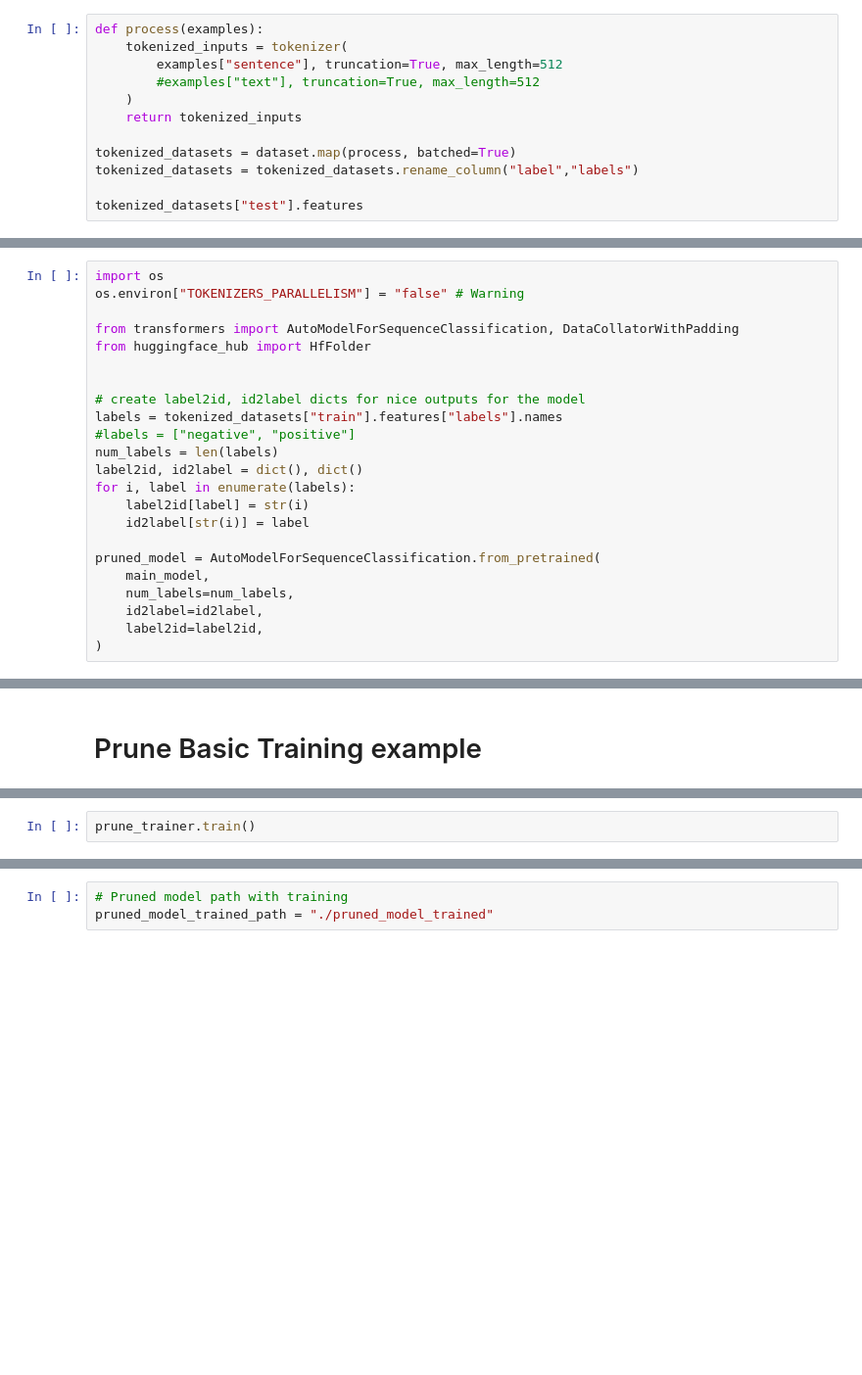
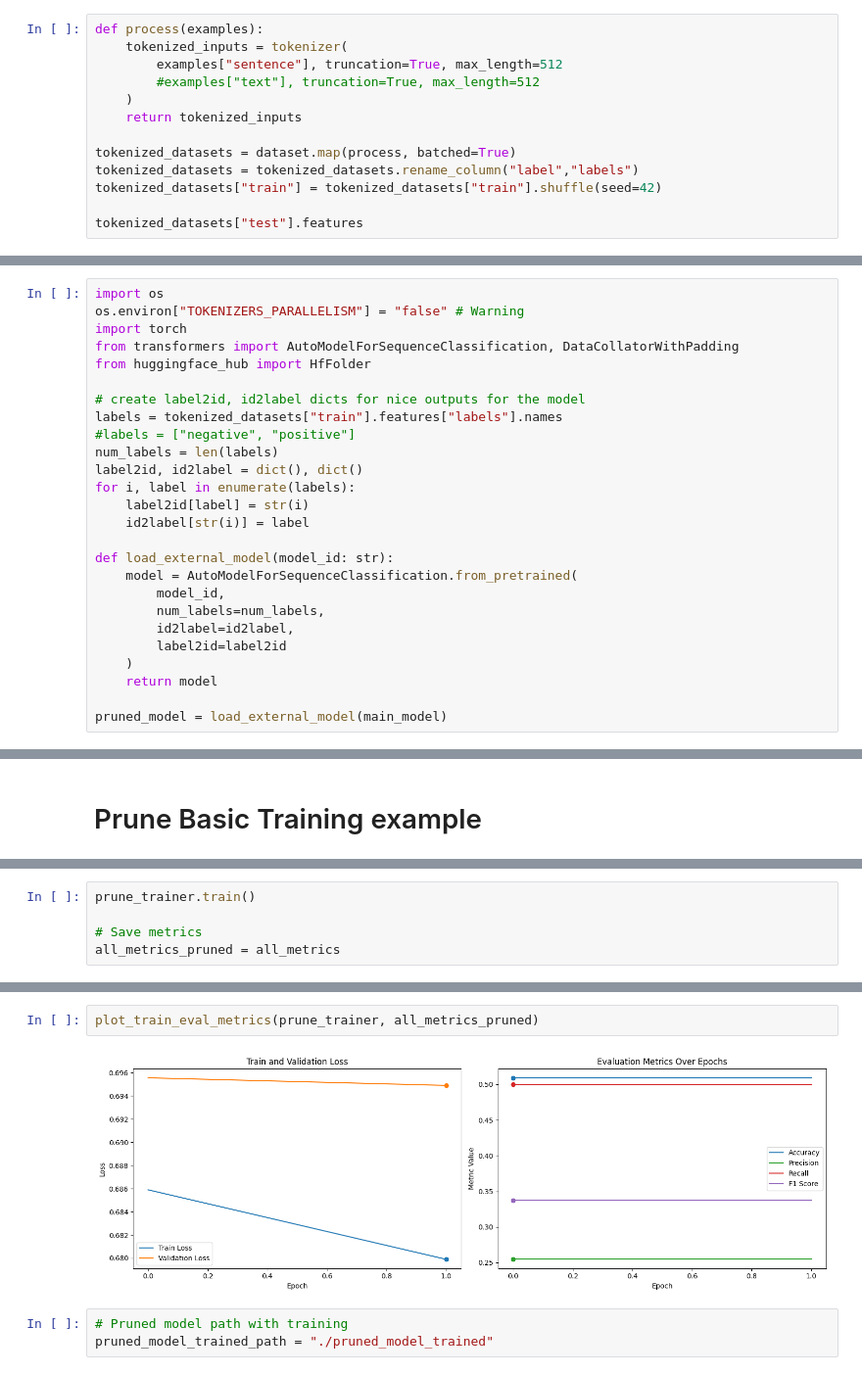
Before and after one commit to ChrisKnaden/transformer-pruning-distilliation, a Jupyter notebook: pruning_distillation_pipeline.ipynb, the cells around one changed output, grey strips where cells are left out. Shown at 98% size. Saved outputs shown, nothing was run; the diff lists cells and outputs as text; blank space fills up the shorter version.

```diff
--- a/pruning_distillation_pipeline.ipynb
+++ b/pruning_distillation_pipeline.ipynb
@@ -42,6 +45,7 @@ def process(examples):
 
 tokenized_datasets = dataset.map(process, batched=True)
 tokenized_datasets = tokenized_datasets.rename_column("label","labels")
+tokenized_datasets["train"] = tokenized_datasets["train"].shuffle(seed=42)
 
 tokenized_datasets["test"].features
 # %% [output]
@@ -54,10 +58,9 @@ tokenized_datasets["test"].features
 # %%
 import os
 os.environ["TOKENIZERS_PARALLELISM"] = "false" # Warning
-
+import torch
 from transformers import AutoModelForSequenceClassification, DataCollatorWithPadding
 from huggingface_hub import HfFolder
-
 
 # create label2id, id2label dicts for nice outputs for the model
 labels = tokenized_datasets["train"].features["labels"].names
@@ -68,12 +71,16 @@ for i, label in enumerate(labels):
     label2id[label] = str(i)
     id2label[str(i)] = label
 
-pruned_model = AutoModelForSequenceClassification.from_pretrained(
-    main_model,
-    num_labels=num_labels,
-    id2label=id2label,
-    label2id=label2id,
-)
+def load_external_model(model_id: str):
+    model = AutoModelForSequenceClassification.from_pretrained(
+        model_id,
+        num_labels=num_labels,
+        id2label=id2label,
+        label2id=label2id
+    )
+    return model
+
+pruned_model = load_external_model(main_model)
 # %%
 #!pip install torch-pruning
 
@@ -283,2 +256,5 @@ Using device: mps
 # %%
 prune_trainer.train()
+
+# Save metrics
+all_metrics_pruned = all_metrics
@@ -285,3 +339,7 @@ prune_trainer.train()
+# %%
+plot_train_eval_metrics(prune_trainer, all_metrics_pruned)
+# %% [output]
+[figure, added]
 # %%
 # Pruned model path with training
 pruned_model_trained_path = "./pruned_model_trained"
```
Also changed, not shown: parts of 49 cells of this notebook.
